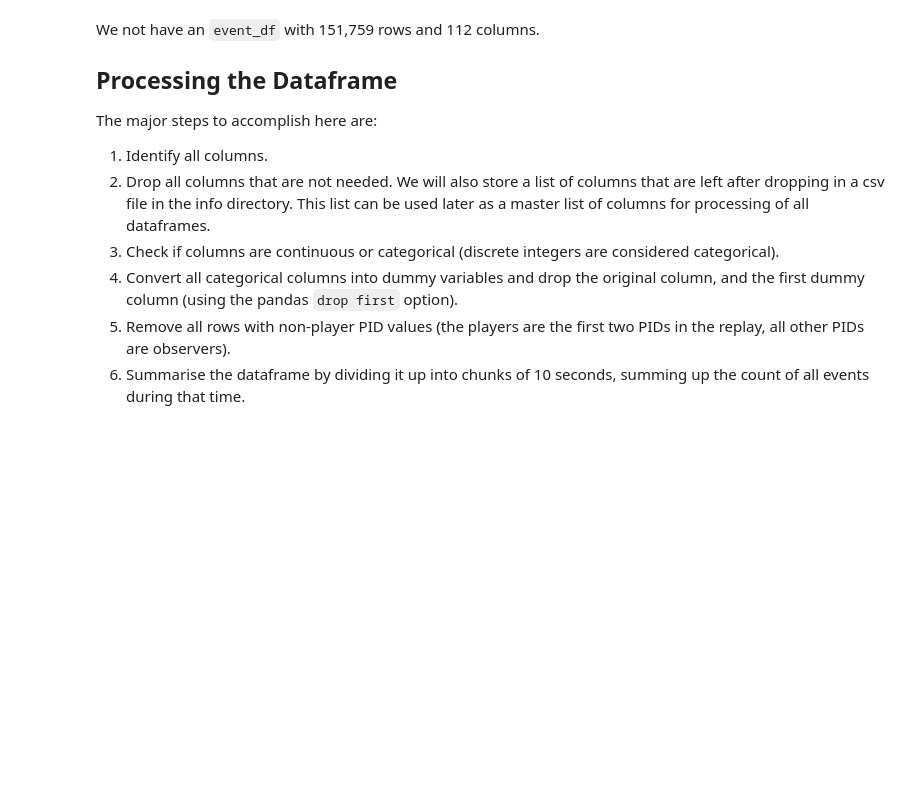
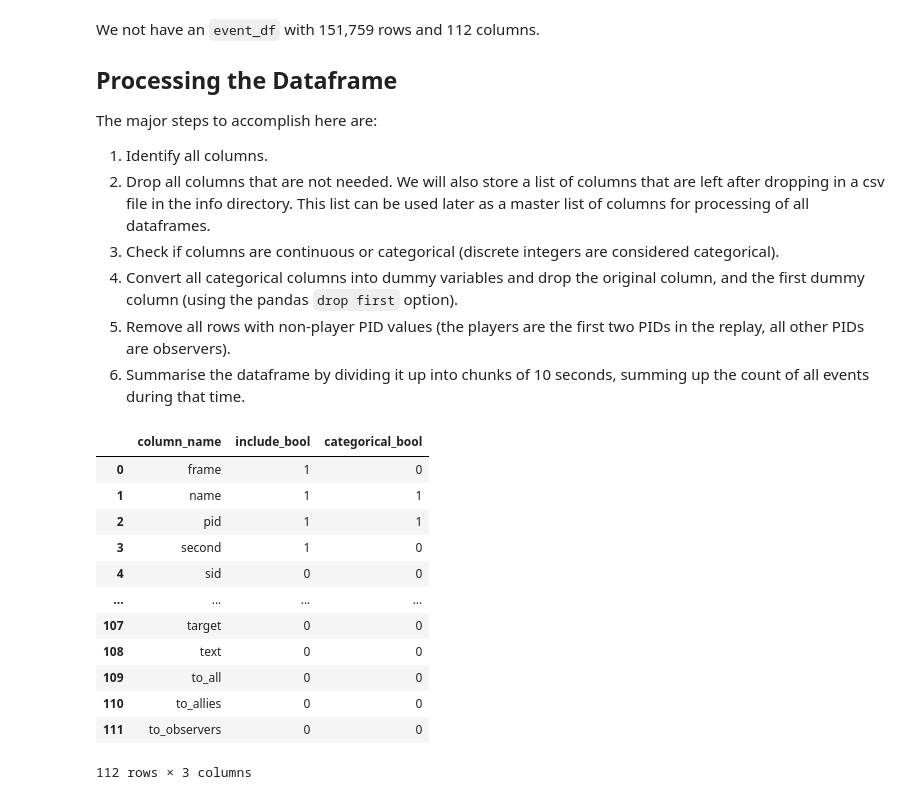
Before and after one commit to jared-a-lloyd/sc2-modeling, a Jupyter notebook: get_replay_data/Exploratory_Data_Analysis.ipynb, the cells around one changed output. Saved outputs shown, nothing was run; the diff lists cells and outputs as text; code cells hidden in the pictures; blank space fills up the shorter version.

```diff
--- a/get_replay_data/Exploratory_Data_Analysis.ipynb
+++ b/get_replay_data/Exploratory_Data_Analysis.ipynb
@@ -99,0 +104,18 @@ The major steps to accomplish here are:
+# %%
+# read the csv into columns_checklist
+columns_checklist = pd.read_csv('../info/raw_columns_list.csv')
+columns_checklist
+# %% [output]
+|  | column_name | include_bool | categorical_bool |
+| 0 | frame | 1 | 0 |
+| 1 | name | 1 | 1 |
+| 2 | pid | 1 | 1 |
+| 3 | second | 1 | 0 |
+| 4 | sid | 0 | 0 |
+| ... | ... | ... | ... |
+| 107 | target | 0 | 0 |
+| 108 | text | 0 | 0 |
+| 109 | to_all | 0 | 0 |
+| 110 | to_allies | 0 | 0 |
+| 111 | to_observers | 0 | 0 |
+112 rows × 3 columns
```
Also changed, not shown: parts of 11 cells of this notebook, 1 other file.
